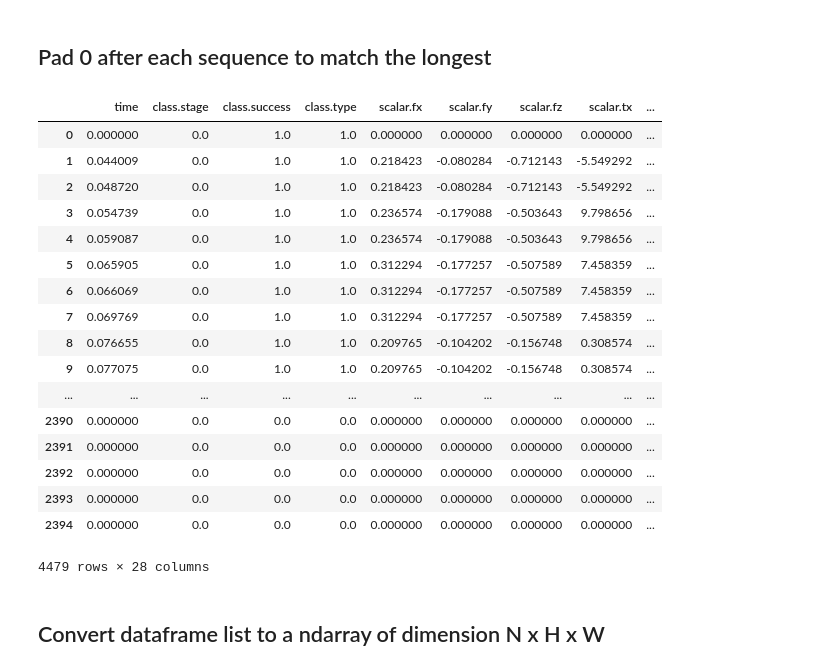
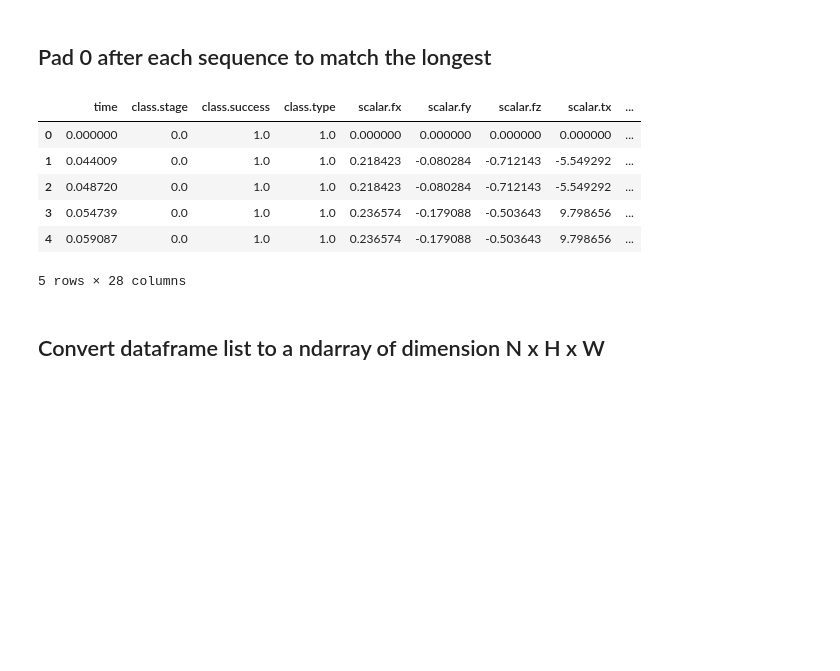
Before and after one commit to CaptainCabbage/LSTM_type_stage_forecasting, a Jupyter notebook: LSTM_type_stage_forecating.ipynb, the cells around one changed output. Saved outputs shown, nothing was run; the diff lists cells and outputs as text; code cells hidden in the pictures; blank space fills up the shorter version.

```diff
--- a/LSTM_type_stage_forecating.ipynb
+++ b/LSTM_type_stage_forecating.ipynb
@@ -93,26 +92,15 @@ def post_pad(df, longest_len, pad_value=0.0):
     return pd.concat([df, df_pad])
 # %%
 df_full = post_pad(dfs[0], longest_len=longest_len)
-df_full
+df_full.head(5)
 # %% [output]
 |  | time | class.stage | class.success | class.type | scalar.fx | scalar.fy | scalar.fz | scalar.tx | ... |
 | 0 | 0.000000 | 0.0 | 1.0 | 1.0 | 0.000000 | 0.000000 | 0.000000 | 0.000000 | ... |
 | 1 | 0.044009 | 0.0 | 1.0 | 1.0 | 0.218423 | -0.080284 | -0.712143 | -5.549292 | ... |
 | 2 | 0.048720 | 0.0 | 1.0 | 1.0 | 0.218423 | -0.080284 | -0.712143 | -5.549292 | ... |
 | 3 | 0.054739 | 0.0 | 1.0 | 1.0 | 0.236574 | -0.179088 | -0.503643 | 9.798656 | ... |
 | 4 | 0.059087 | 0.0 | 1.0 | 1.0 | 0.236574 | -0.179088 | -0.503643 | 9.798656 | ... |
-| 5 | 0.065905 | 0.0 | 1.0 | 1.0 | 0.312294 | -0.177257 | -0.507589 | 7.458359 | ... |
-| 6 | 0.066069 | 0.0 | 1.0 | 1.0 | 0.312294 | -0.177257 | -0.507589 | 7.458359 | ... |
-| 7 | 0.069769 | 0.0 | 1.0 | 1.0 | 0.312294 | -0.177257 | -0.507589 | 7.458359 | ... |
-| 8 | 0.076655 | 0.0 | 1.0 | 1.0 | 0.209765 | -0.104202 | -0.156748 | 0.308574 | ... |
-| 9 | 0.077075 | 0.0 | 1.0 | 1.0 | 0.209765 | -0.104202 | -0.156748 | 0.308574 | ... |
-| ... | ... | ... | ... | ... | ... | ... | ... | ... | ... |
-| 2390 | 0.000000 | 0.0 | 0.0 | 0.0 | 0.000000 | 0.000000 | 0.000000 | 0.000000 | ... |
-| 2391 | 0.000000 | 0.0 | 0.0 | 0.0 | 0.000000 | 0.000000 | 0.000000 | 0.000000 | ... |
-| 2392 | 0.000000 | 0.0 | 0.0 | 0.0 | 0.000000 | 0.000000 | 0.000000 | 0.000000 | ... |
-| 2393 | 0.000000 | 0.0 | 0.0 | 0.0 | 0.000000 | 0.000000 | 0.000000 | 0.000000 | ... |
-| 2394 | 0.000000 | 0.0 | 0.0 | 0.0 | 0.000000 | 0.000000 | 0.000000 | 0.000000 | ... |
-4479 rows × 28 columns
+5 rows × 28 columns
 # %% [markdown]
 ## Convert dataframe list to a ndarray of dimension N x H x W
 # %%
```
Also changed, not shown: parts of 2 cells of this notebook.
